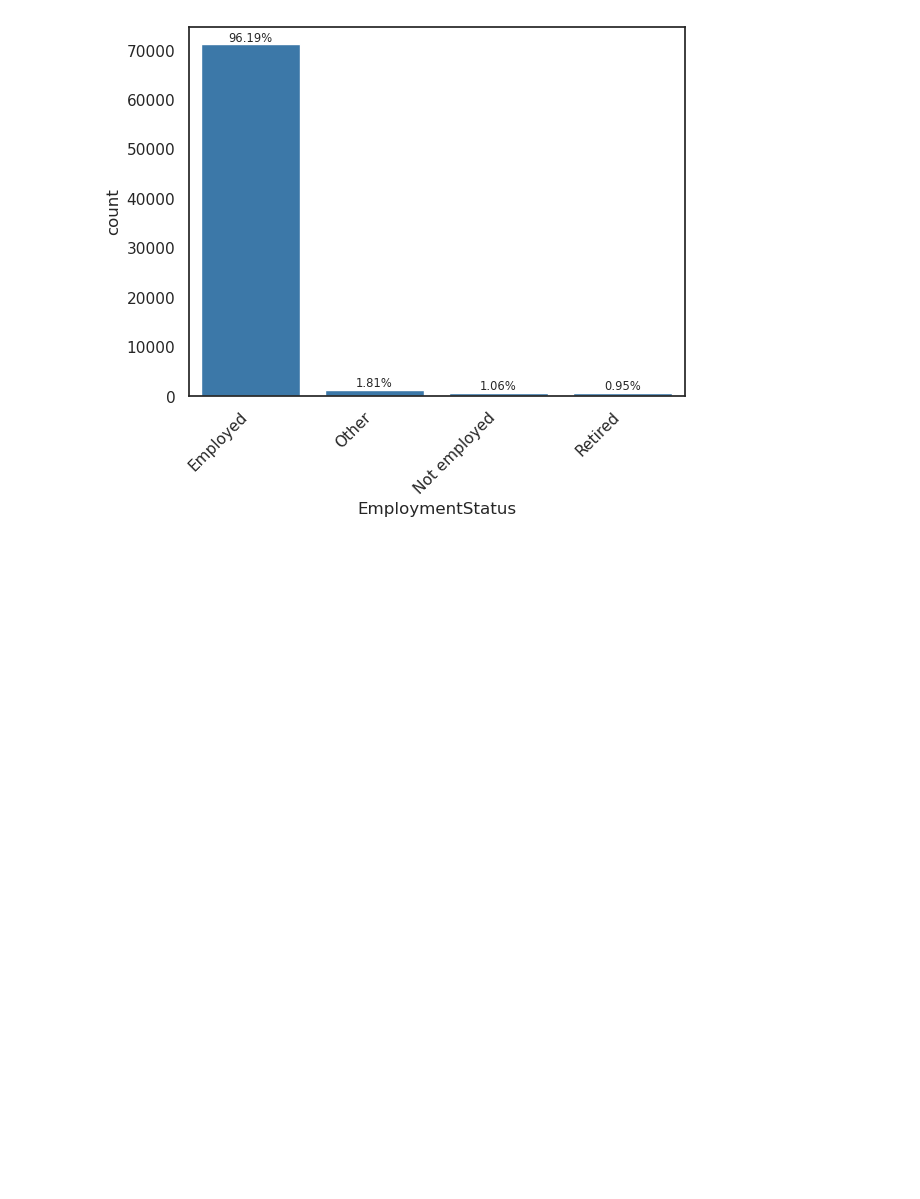
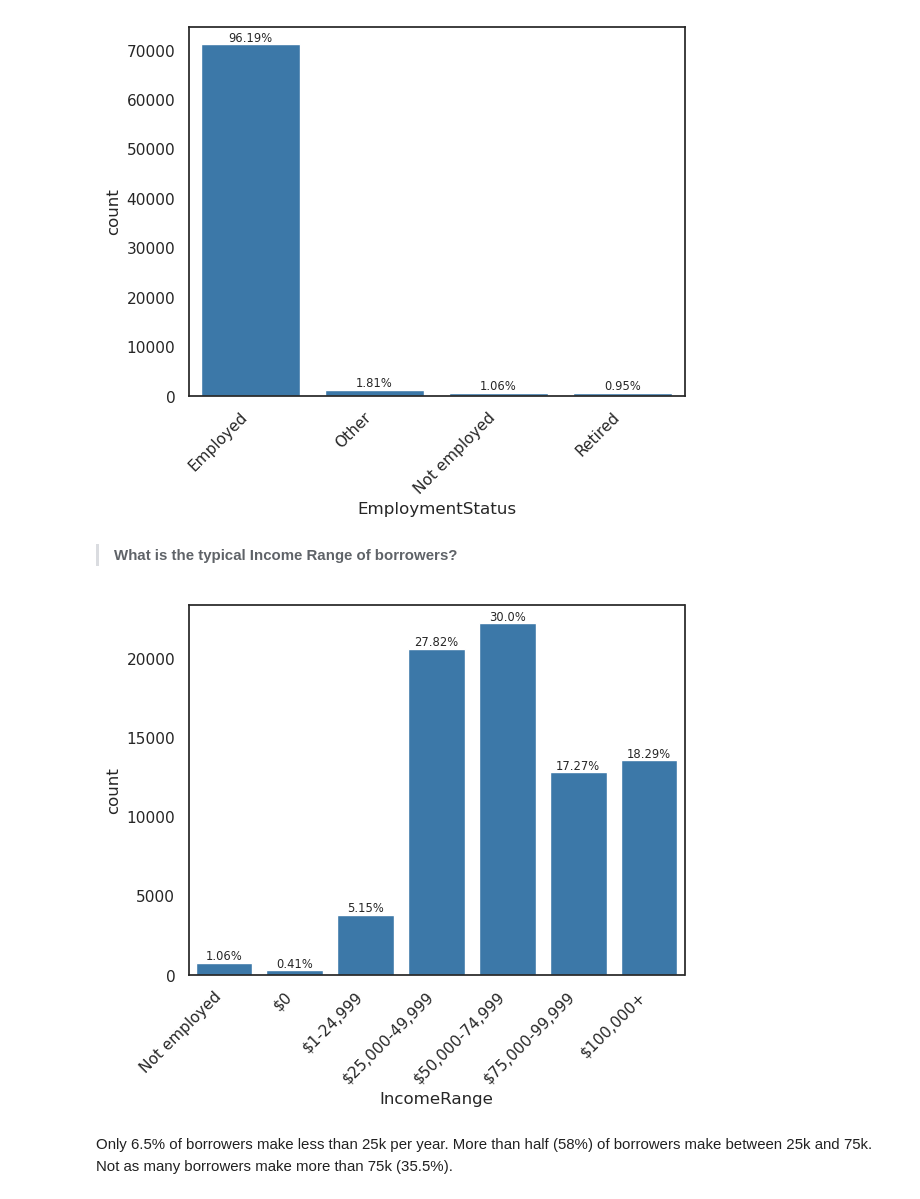
Before and after one commit to tristenwallace/prosper_loan_data_analysis, a Jupyter notebook: src/loan_analysis_explore.ipynb, the cells around one changed output. Cells and saved outputs as stored; diff of their text form; code cells hidden in the pictures; blank space fills up the shorter version.

Commit message:
explore: Bar plot (income range)

```diff
--- a/src/loan_analysis_explore.ipynb
+++ b/src/loan_analysis_explore.ipynb
@@ -699,3 +699,20 @@ for i, count in enumerate(emp_cnt):
     plt.text(i, count, pct_str, va='bottom', ha='center', size='x-small');
 # %% [output]
 [figure]
+# %% [markdown]
+> **What is the typical Income Range of borrowers?**
+# %%
+ir_cnt = df.IncomeRange.value_counts(sort=False)[:]
+ir_pct = df.IncomeRange.value_counts(normalize=True, sort=False)*100
+ir_pct = ir_pct.round(2)
+
+sns.countplot(data=df, x="IncomeRange", color=color)
+plt.xticks(rotation=45, ha='right');
+
+for i, count in enumerate(ir_cnt):
+    pct_str = '{}%'.format(ir_pct[i])
+    plt.text(i, count, pct_str, va='bottom', ha='center', size='x-small');
+# %% [output]
+[figure, added]
+# %% [markdown]
+Only 6.5% of borrowers make less than 25k per year. More than half (58%) of borrowers make between 25k and 75k. Not as many borrowers make more than 75k (35.5%).
```
Also changed, not shown: parts of 3 cells of this notebook.
